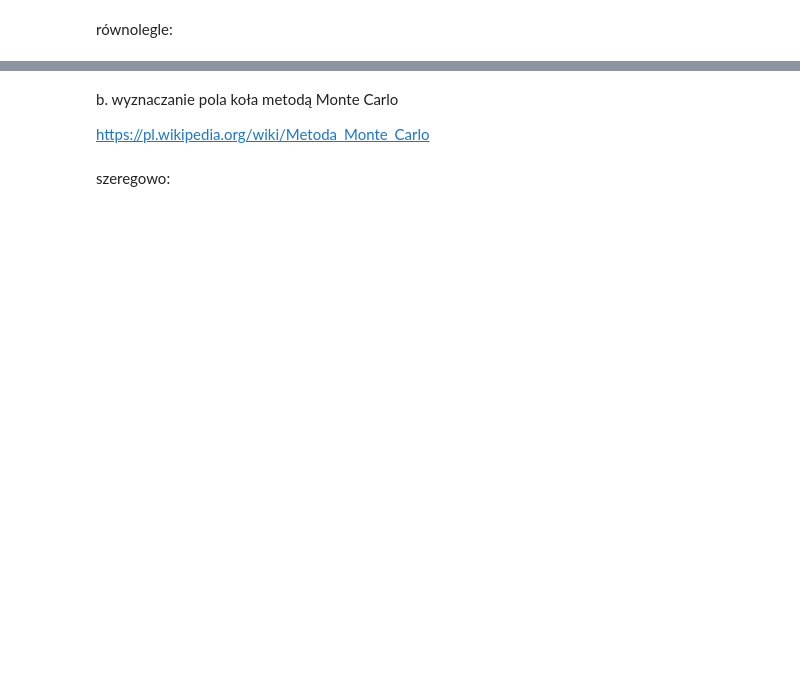
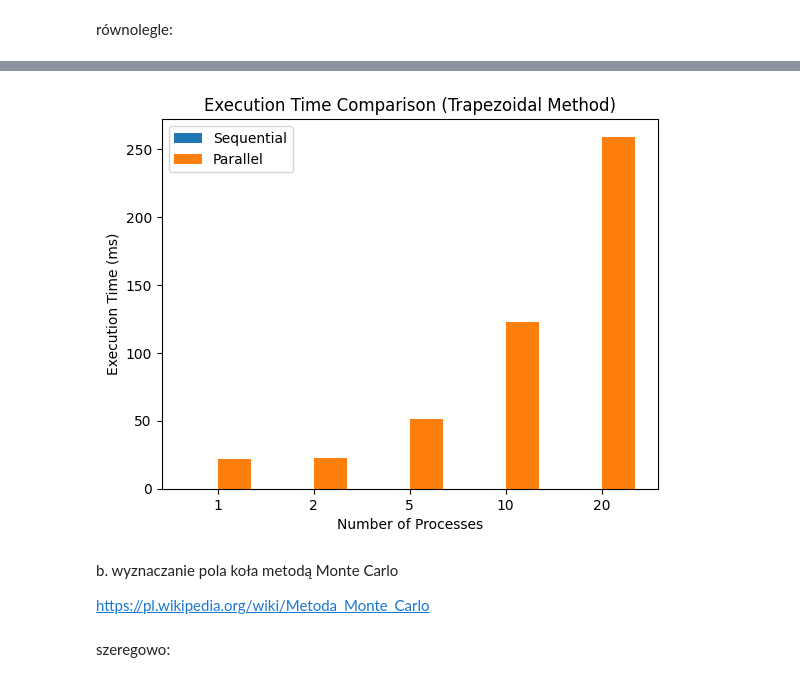
Before and after one commit to Szymqn/ProgramowanieRownolegleIRozproszone, a Jupyter notebook: lab4/zadanie1.ipynb, the cells around one changed output, grey strips where cells are left out. Drawn from its saved outputs; the diff is of its cells as text; code cells hidden in the pictures; blank space fills up the shorter version.

Commit message:
Added plots

```diff
--- a/lab4/zadanie1.ipynb
+++ b/lab4/zadanie1.ipynb
@@ -90,3 +95,39 @@ Wynik dla n = 50, metoda trapezów: 15.399527000258907 w czasie 38.7060642242431
+# %%
+lower_limit = 4
+upper_limit = 20
+n = 50
+num_processes_values = [1, 2, 5, 10, 20]
+
+non_parallel_execution_times = []
+parallel_execution_times = []
+
+for num_processes in num_processes_values:
+    start_time = time.time()
+    result = trapeze_method(integral, lower_limit, upper_limit, n)
+    end_time = time.time()
+    execution_time = (end_time - start_time) * 1000
+    non_parallel_execution_times.append(execution_time)
+
+    start_time = time.time()
+    result = trapeze_method_parallel(integral, lower_limit, upper_limit, n, num_processes)
+    end_time = time.time()
+    execution_time = (end_time - start_time) * 1000
+    parallel_execution_times.append(execution_time)
+
+x = range(len(num_processes_values))
+width = 0.35
+fig, ax = plt.subplots()
+ax.bar([i - width/2 for i in x], non_parallel_execution_times, width, label='Sequential')
+ax.bar([i + width/2 for i in x], parallel_execution_times, width, label='Parallel')
+ax.set_xlabel('Number of Processes')
+ax.set_ylabel('Execution Time (ms)')
+ax.set_xticks(x)
+ax.set_xticklabels(num_processes_values)
+ax.legend()
+ax.set_title('Execution Time Comparison (Trapezoidal Method)')
+plt.show()
+# %% [output]
+[figure, added]
 # %% [markdown]
 b. wyznaczanie pola koła metodą Monte Carlo
 
```
Also changed, not shown: parts of 20 cells of this notebook.
